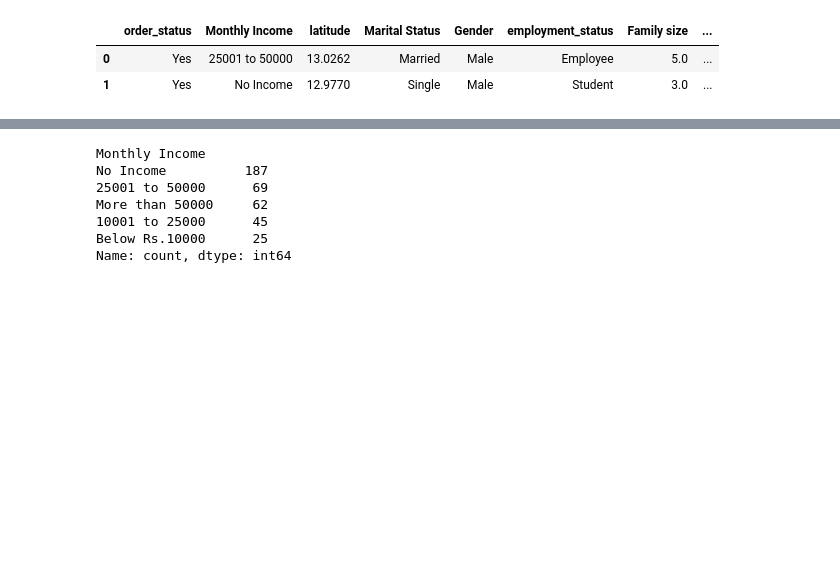
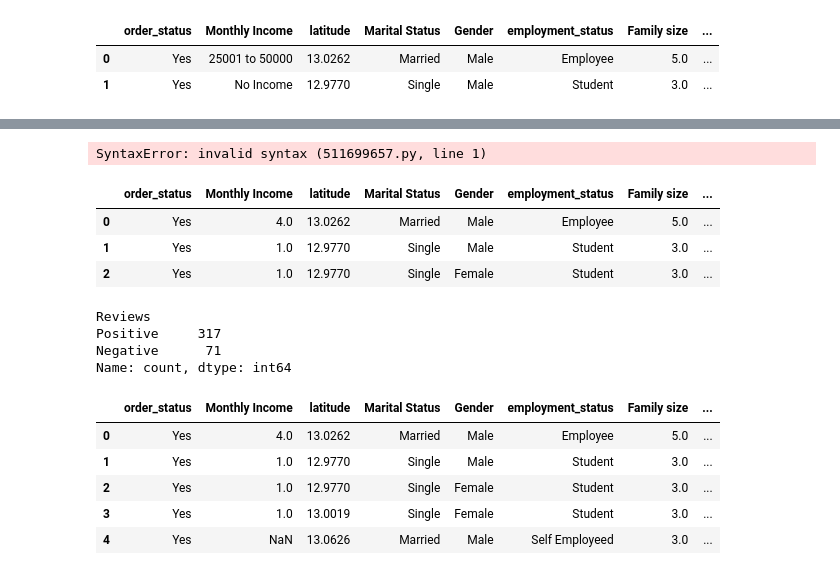
Before and after one commit to KARISHMA-2003/project-1, a Jupyter notebook: eda.ipynb, the cells around one changed output, grey strips where cells are left out. Saved outputs shown, nothing was run; the diff lists cells and outputs as text; code cells hidden in the pictures; blank space fills up the shorter version.

```diff
--- a/eda.ipynb
+++ b/eda.ipynb
@@ -337,0 +352,4 @@ df.head(2)
+# %%
+  git config --global user.email "karishmashaik4659@gmail.com"
+# %% [output]
+SyntaxError: invalid syntax (511699657.py, line 1)
@@ -338,10 +358,29 @@ df.head(2)
+# %%
+d1 = {"No Income": 1,"Below Rs.10000": 2,"10001":2,"10001 to 25000": 3,"25001 to 50000":4, "more than 50000":5,}
+df["Monthly Income"]=df["Monthly Income"].map(d1)
+# %%
+df.head(3)
+# %% [output]
+|  | order_status | Monthly Income | latitude | Marital Status | Gender | employment_status | Family size | ... |
+| 0 | Yes | 4.0 | 13.0262 | Married | Male | Employee | 5.0 | ... |
+| 1 | Yes | 1.0 | 12.9770 | Single | Male | Student | 3.0 | ... |
+| 2 | Yes | 1.0 | 12.9770 | Single | Female | Student | 3.0 | ... |
 # %%
-df["Monthly Income"].value_counts()
+df["Reviews"].value_counts()
 # %% [output]
-Monthly Income
-No Income          187
-25001 to 50000      69
-More than 50000     62
-10001 to 25000      45
-Below Rs.10000      25
+Reviews
+Positive     317
+Negative      71
 Name: count, dtype: int64
+# %%
+d2 = {"positive":1,"Negative":0}
+df["Reviews"] = df["Reviews"].map(d2)
+# %%
+df.head()
+# %% [output]
+|  | order_status | Monthly Income | latitude | Marital Status | Gender | employment_status | Family size | ... |
+| 0 | Yes | 4.0 | 13.0262 | Married | Male | Employee | 5.0 | ... |
+| 1 | Yes | 1.0 | 12.9770 | Single | Male | Student | 3.0 | ... |
+| 2 | Yes | 1.0 | 12.9770 | Single | Female | Student | 3.0 | ... |
+| 3 | Yes | 1.0 | 13.0019 | Single | Female | Student | 3.0 | ... |
+| 4 | Yes | NaN | 13.0626 | Married | Male | Self Employeed | 3.0 | ... |
```
Also changed, not shown: parts of 9 cells of this notebook.
